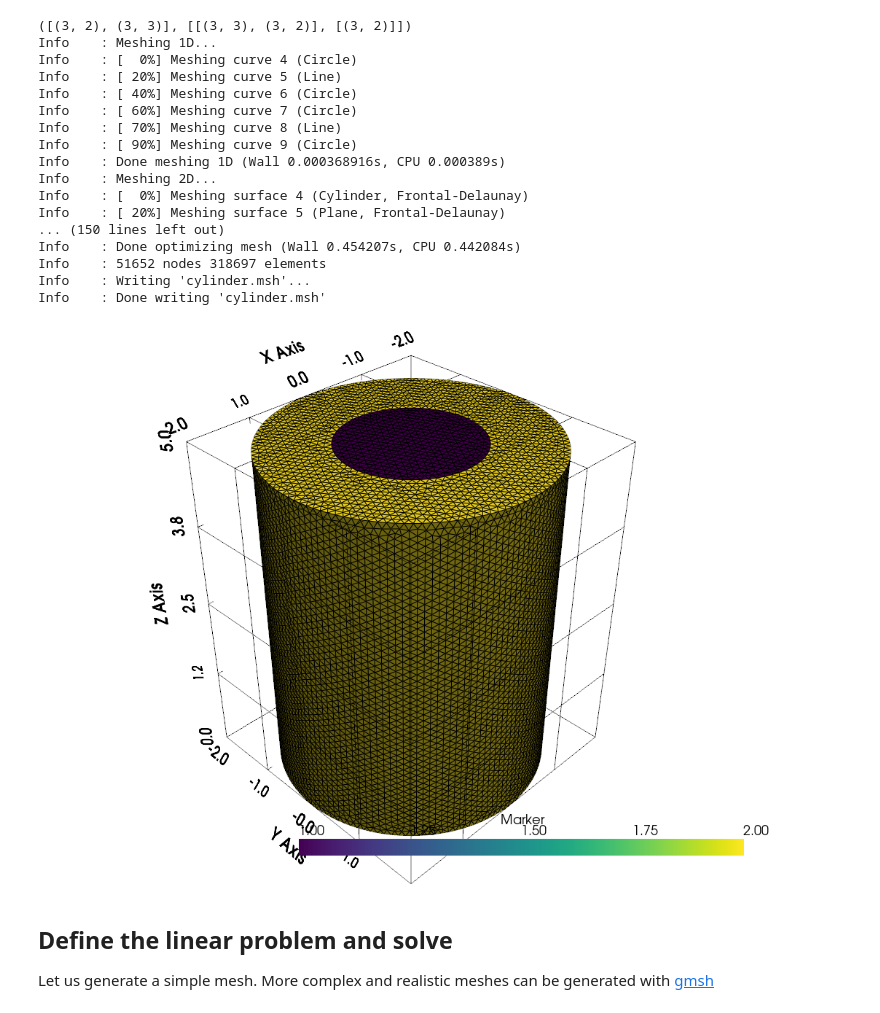
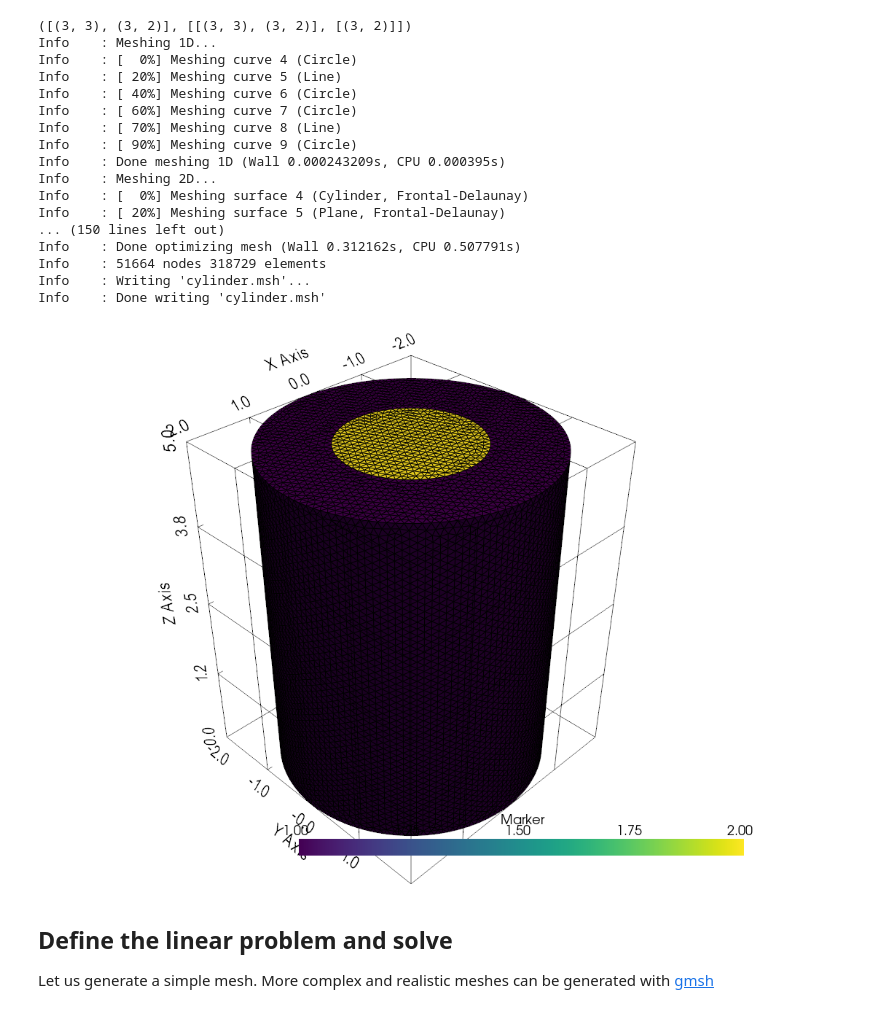
Before and after one commit to msolides-2022/fem-examples, a Jupyter notebook: 03-torsion.ipynb, the cells around one changed output. Cells and saved outputs as stored; diff of their text form; code cells hidden in the pictures.

```diff
--- a/03-torsion.ipynb
+++ b/03-torsion.ipynb
@@ -1,7 +1,7 @@
 # %%
 import gmsh
 from mpi4py import MPI
-from dolfinx.io import gmshio
+from dolfinx.io import gmsh as gmshio
 import dolfinx
 import vtk
 import pyvista
@@ -53,40 +53,40 @@ model.mesh.generate(3)
 gmsh.write("cylinder.msh")
 
 # Finalize the Gmsh API
 # gmsh.finalize()
 model_rank = 0
-domain, cell_tags, facet_tags = gmshio.model_to_mesh(model, mesh_comm, model_rank, gdim=gdim)
+mesh_data = gmshio.model_to_mesh(model, mesh_comm, model_rank, gdim=gdim)
+domain, cell_tags, facet_tags = mesh_data.mesh, mesh_data.cell_tags, mesh_data.facet_tags
 domain.name = "composite"
 cell_tags.name = f"{domain.name}_cells"
-facet_tags.name = f"{domain.name}_facets"
 gmsh.finalize()
 topology, cells, geometry = dolfinx.plot.vtk_mesh(domain)
 function_grid = pyvista.UnstructuredGrid(topology, cells, geometry)
 function_grid["Marker"] = cell_tags.values
 plotter = pyvista.Plotter()
 plotter.add_mesh(function_grid, show_edges=True)
 plotter.show_bounds(grid='front', location='outer', all_edges=True)
 plotter.view_isometric()
 plotter.show()
 # %% [output]
-([(3, 2), (3, 3)], [[(3, 3), (3, 2)], [(3, 2)]])
+([(3, 3), (3, 2)], [[(3, 3), (3, 2)], [(3, 2)]])
 Info    : Meshing 1D...
 Info    : [  0%] Meshing curve 4 (Circle)
 Info    : [ 20%] Meshing curve 5 (Line)
 Info    : [ 40%] Meshing curve 6 (Circle)
 Info    : [ 60%] Meshing curve 7 (Circle)
 Info    : [ 70%] Meshing curve 8 (Line)
 Info    : [ 90%] Meshing curve 9 (Circle)
-Info    : Done meshing 1D (Wall 0.000368916s, CPU 0.000389s)
+Info    : Done meshing 1D (Wall 0.000243209s, CPU 0.000395s)
 Info    : Meshing 2D...
 Info    : [  0%] Meshing surface 4 (Cylinder, Frontal-Delaunay)
 Info    : [ 20%] Meshing surface 5 (Plane, Frontal-Delaunay)
 ... (150 lines left out)
-Info    : Done optimizing mesh (Wall 0.454207s, CPU 0.442084s)
-Info    : 51652 nodes 318697 elements
+Info    : Done optimizing mesh (Wall 0.312162s, CPU 0.507791s)
+Info    : 51664 nodes 318729 elements
 Info    : Writing 'cylinder.msh'...
 Info    : Done writing 'cylinder.msh'
-[figure, old version]
+[figure, new version]
 # %% [markdown]
 ## Define the linear problem and solve
 Let us generate a simple mesh. More complex and realistic meshes can be generated with [gmsh](http://gmsh.info/.)
```
Also changed, not shown: parts of 5 cells of this notebook, 9 other files.
